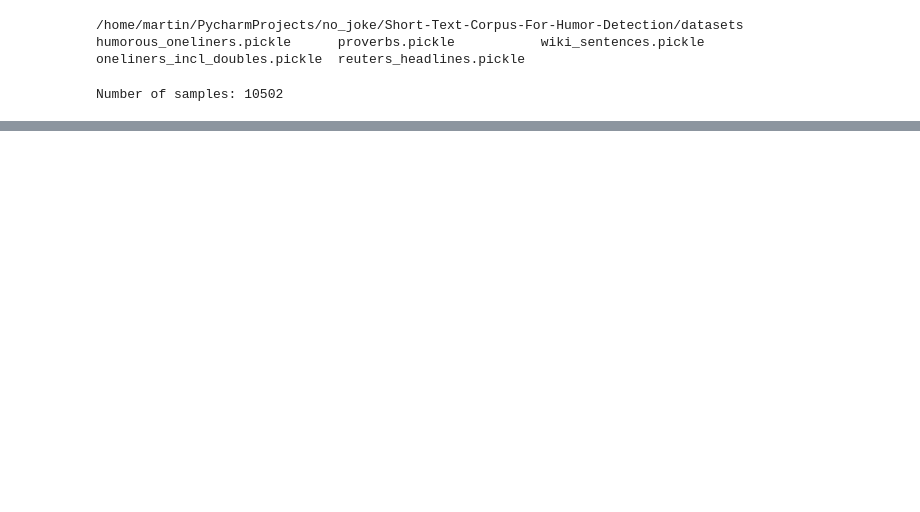
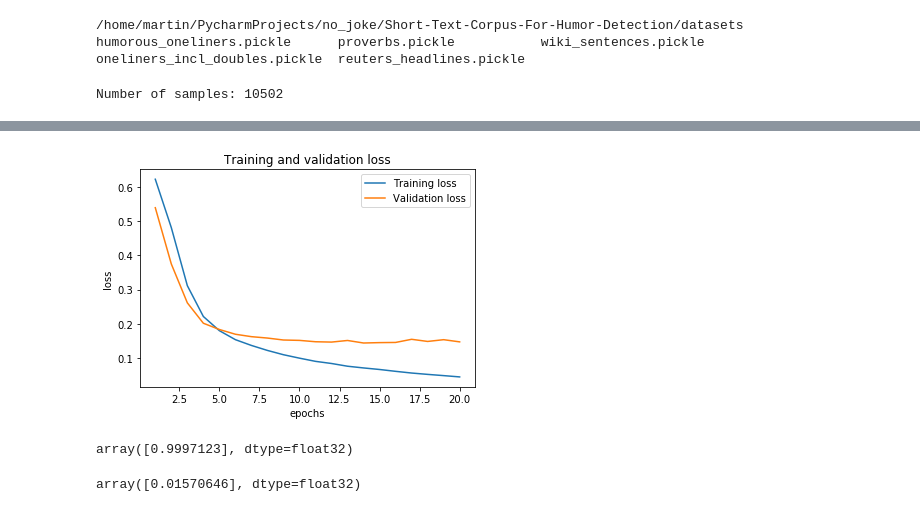
Before and after one commit to m-rtin/no_joke, a Jupyter notebook: no_joke.ipynb, the cells around one changed output, grey strips where cells are left out. Saved outputs shown, nothing was run; the diff lists cells and outputs as text; code cells hidden in the pictures; blank space fills up the shorter version.

```diff
--- a/no_joke.ipynb
+++ b/no_joke.ipynb
@@ -73,0 +137,11 @@ labels = labels[indices]
+# %%
+plt.plot(epochs, loss, label='Training loss')
+plt.plot(epochs, validation_loss, label='Validation loss')
+plt.title('Training and validation loss')
+plt.xlabel('epochs')
+plt.ylabel('loss')
+plt.legend()
+
+plt.show()
+# %% [output]
+[figure, added]
@@ -73,0 +158,9 @@ labels = labels[indices]
+# %%
+predict("Did you hear about the claustrophobic astronaut? He just needed a little space.")
+# %% [output]
+array([0.9997123], dtype=float32)
+# %%
+predict("Henri Lebesgue was born on 28 June 1875 in Beauvais, Oise."
+        "Lebesgue's father was a typesetter and his mother was a school teacher.")
+# %% [output]
+array([0.01570646], dtype=float32)
```
Also changed, not shown: parts of 11 cells of this notebook.
